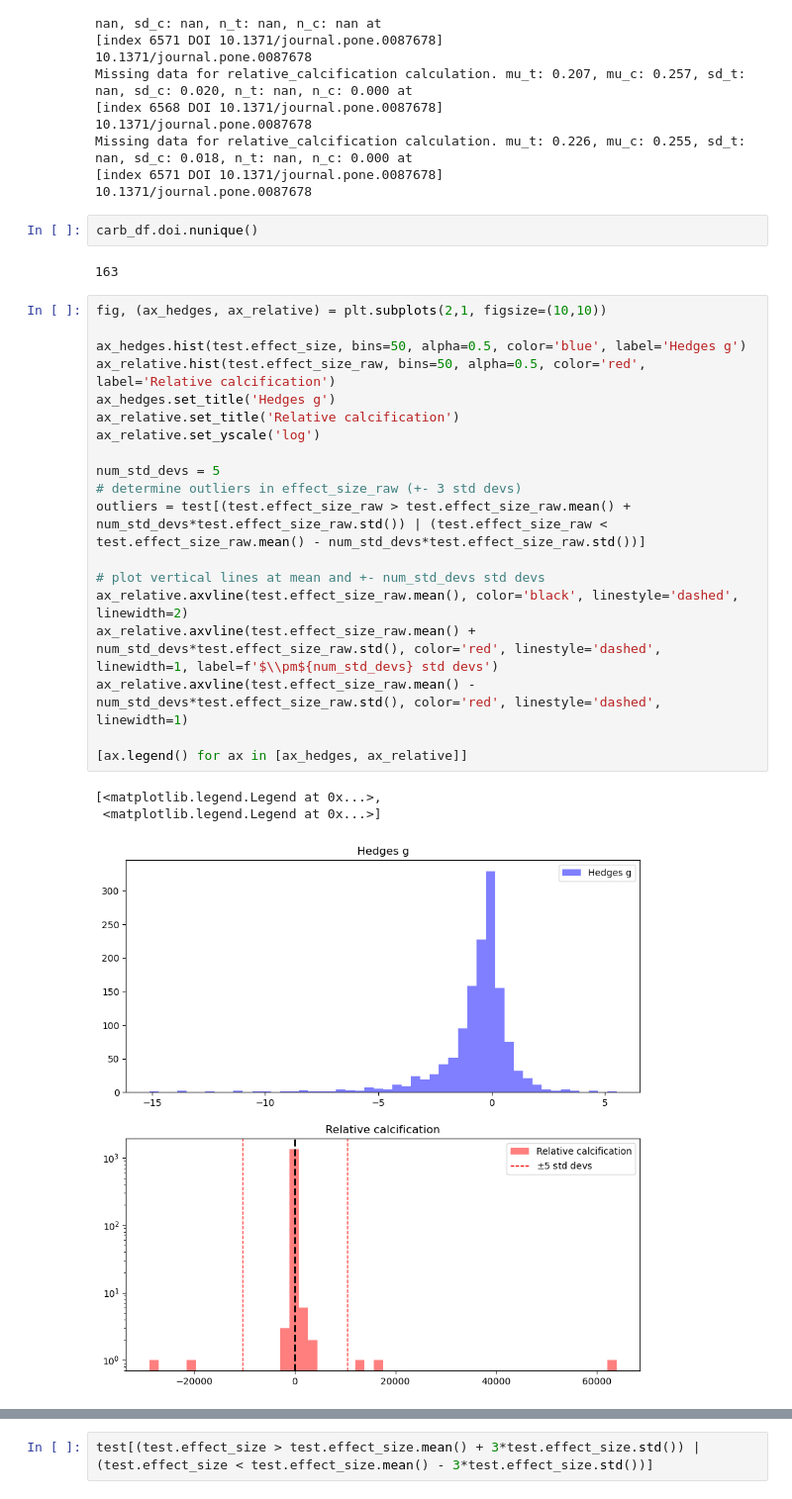
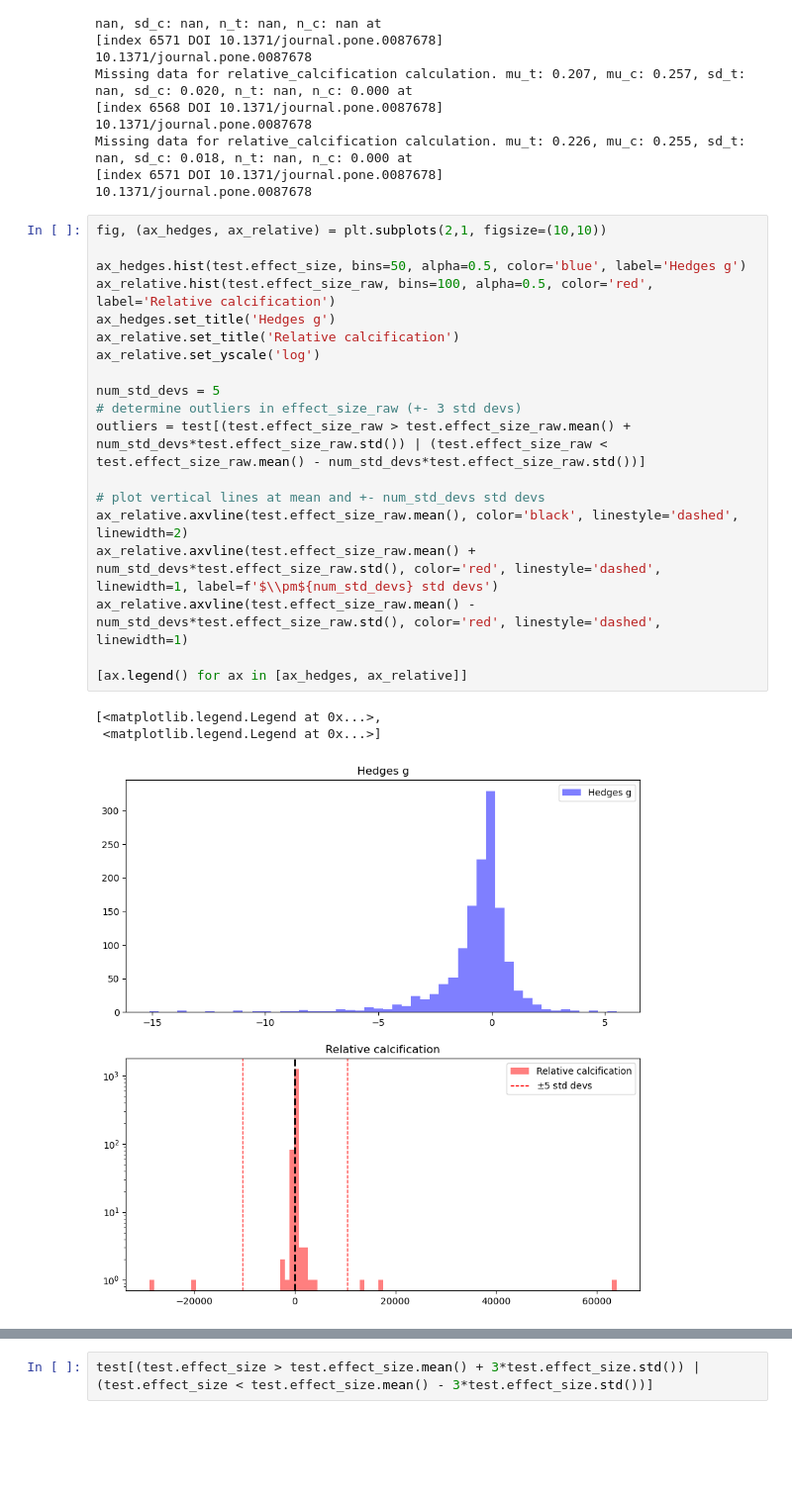
Before and after one commit to orlando-code/calc-rates, a Jupyter notebook: notebooks/analysis.ipynb, the cells around one changed output, grey strips where cells are left out. Shown at 99% size. Drawn from its saved outputs; the diff is of its cells as text; blank space fills up the shorter version.

Commit message:
fixed meta-analysis plotting and effects, investigated distribution of effects

```diff
--- a/notebooks/analysis.ipynb
+++ b/notebooks/analysis.ipynb
@@ -169,30 +158,26 @@ Missing data for relative_calcification calculation. mu_t: 0.207, mu_c: 0.257, s
 Missing data for relative_calcification calculation. mu_t: 0.226, mu_c: 0.255, sd_t: nan, sd_c: 0.018, n_t: nan, n_c: 0.000 at
 [index 6571 DOI 10.1371/journal.pone.0087678]
 10.1371/journal.pone.0087678
-# %%
-carb_df.doi.nunique()
-# %% [output]
-163
 # %%
 fig, (ax_hedges, ax_relative) = plt.subplots(2,1, figsize=(10,10))
 
 ax_hedges.hist(test.effect_size, bins=50, alpha=0.5, color='blue', label='Hedges g')
-ax_relative.hist(test.effect_size_raw, bins=50, alpha=0.5, color='red', label='Relative calcification')
+ax_relative.hist(test.effect_size_raw, bins=100, alpha=0.5, color='red', label='Relative calcification')
 ax_hedges.set_title('Hedges g')
 ax_relative.set_title('Relative calcification')
 ax_relative.set_yscale('log')
 
 num_std_devs = 5
 # determine outliers in effect_size_raw (+- 3 std devs)
 outliers = test[(test.effect_size_raw > test.effect_size_raw.mean() + num_std_devs*test.effect_size_raw.std()) | (test.effect_size_raw < test.effect_size_raw.mean() - num_std_devs*test.effect_size_raw.std())]
 
 # plot vertical lines at mean and +- num_std_devs std devs
 ax_relative.axvline(test.effect_size_raw.mean(), color='black', linestyle='dashed', linewidth=2)
 ax_relative.axvline(test.effect_size_raw.mean() + num_std_devs*test.effect_size_raw.std(), color='red', linestyle='dashed', linewidth=1, label=f'$\\pm${num_std_devs} std devs')
 ax_relative.axvline(test.effect_size_raw.mean() - num_std_devs*test.effect_size_raw.std(), color='red', linestyle='dashed', linewidth=1)
 
 [ax.legend() for ax in [ax_hedges, ax_relative]]
 # %% [output]
 [<matplotlib.legend.Legend at 0x...>,
  <matplotlib.legend.Legend at 0x...>]
-[figure, old version]
+[figure, new version]
```
Also changed, not shown: parts of 9 cells of this notebook, 1 other file.
